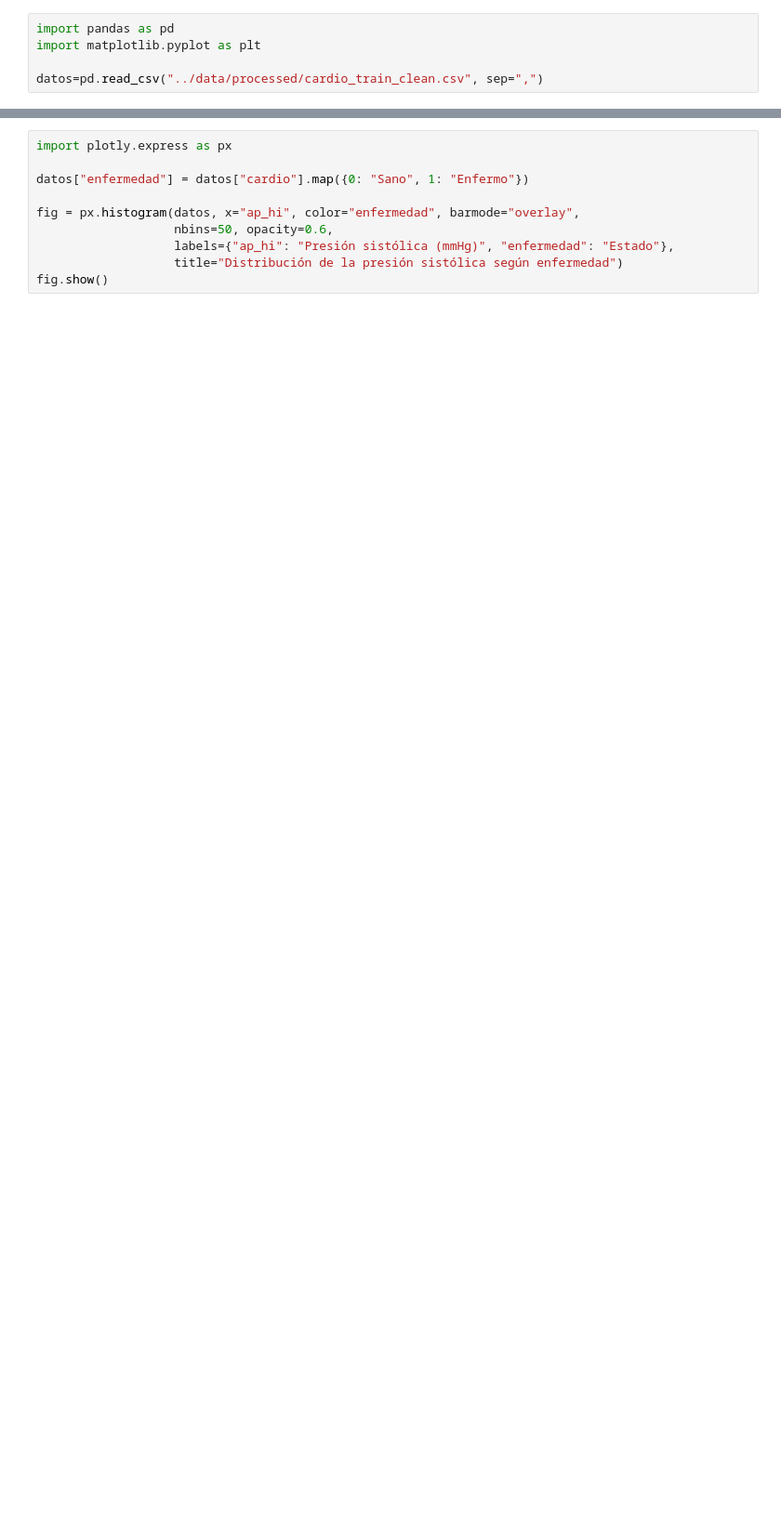
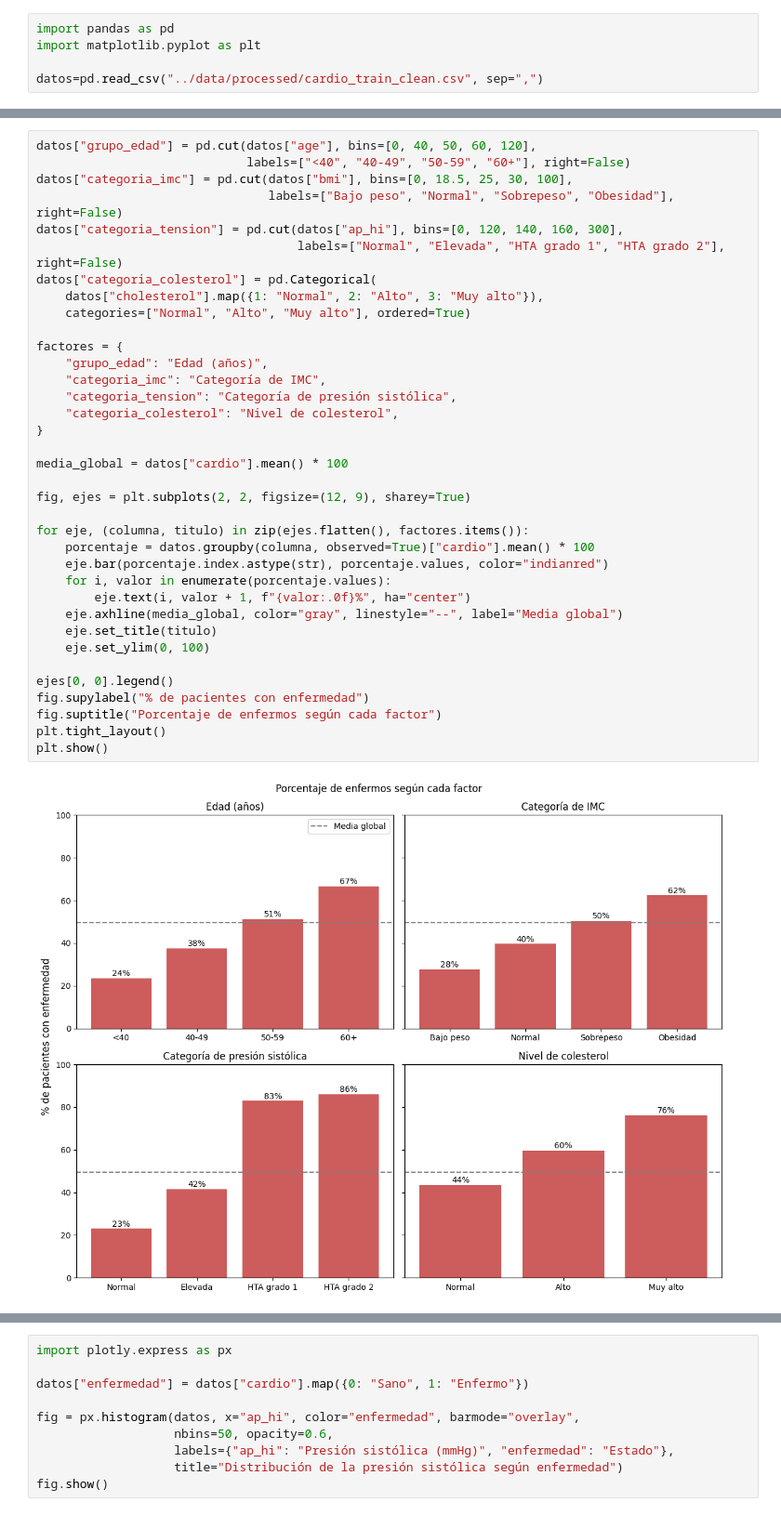
Before and after one commit to ruben-m-o6/BIGDATA_practica2, a Jupyter notebook: notebooks/analisis_dataset_cardiovascular.ipynb, the cells around one changed output, grey strips where cells are left out. Shown at 93% size. Saved outputs shown, nothing was run; the diff lists cells and outputs as text; blank space fills up the shorter version.

```diff
--- a/notebooks/analisis_dataset_cardiovascular.ipynb
+++ b/notebooks/analisis_dataset_cardiovascular.ipynb
@@ -203,0 +198,38 @@ En el diagrama de cajas comparamos la distribución del IMC de los pacientes san
+# %%
+datos["grupo_edad"] = pd.cut(datos["age"], bins=[0, 40, 50, 60, 120],
+                             labels=["<40", "40-49", "50-59", "60+"], right=False)
+datos["categoria_imc"] = pd.cut(datos["bmi"], bins=[0, 18.5, 25, 30, 100],
+                                labels=["Bajo peso", "Normal", "Sobrepeso", "Obesidad"], right=False)
+datos["categoria_tension"] = pd.cut(datos["ap_hi"], bins=[0, 120, 140, 160, 300],
+                                    labels=["Normal", "Elevada", "HTA grado 1", "HTA grado 2"], right=False)
+datos["categoria_colesterol"] = pd.Categorical(
+    datos["cholesterol"].map({1: "Normal", 2: "Alto", 3: "Muy alto"}),
+    categories=["Normal", "Alto", "Muy alto"], ordered=True)
+
+factores = {
+    "grupo_edad": "Edad (años)",
+    "categoria_imc": "Categoría de IMC",
+    "categoria_tension": "Categoría de presión sistólica",
+    "categoria_colesterol": "Nivel de colesterol",
+}
+
+media_global = datos["cardio"].mean() * 100
+
+fig, ejes = plt.subplots(2, 2, figsize=(12, 9), sharey=True)
+
+for eje, (columna, titulo) in zip(ejes.flatten(), factores.items()):
+    porcentaje = datos.groupby(columna, observed=True)["cardio"].mean() * 100
+    eje.bar(porcentaje.index.astype(str), porcentaje.values, color="indianred")
+    for i, valor in enumerate(porcentaje.values):
+        eje.text(i, valor + 1, f"{valor:.0f}%", ha="center")
+    eje.axhline(media_global, color="gray", linestyle="--", label="Media global")
+    eje.set_title(titulo)
+    eje.set_ylim(0, 100)
+
+ejes[0, 0].legend()
+fig.supylabel("% de pacientes con enfermedad")
+fig.suptitle("Porcentaje de enfermos según cada factor")
+plt.tight_layout()
+plt.show()
+# %% [output]
+[figure, added]
```
Also changed, not shown: parts of 43 cells of this notebook, 2 other files.
